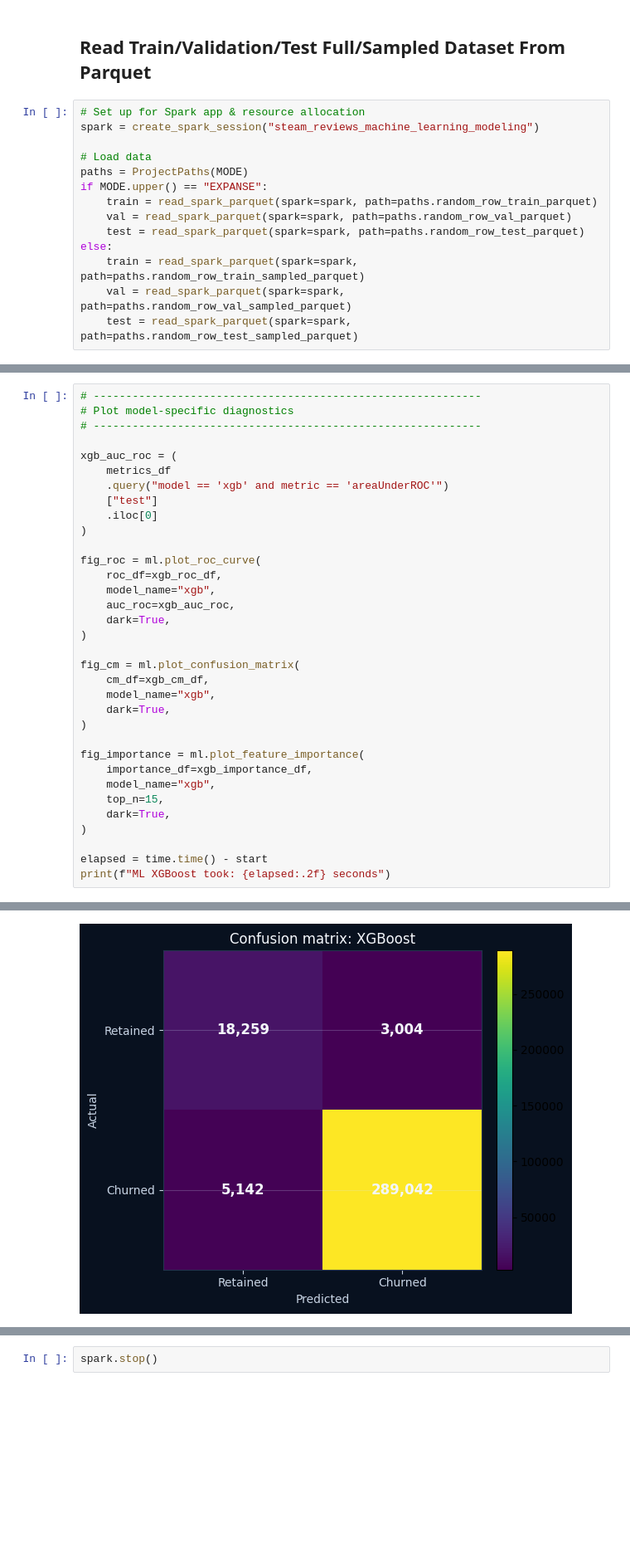
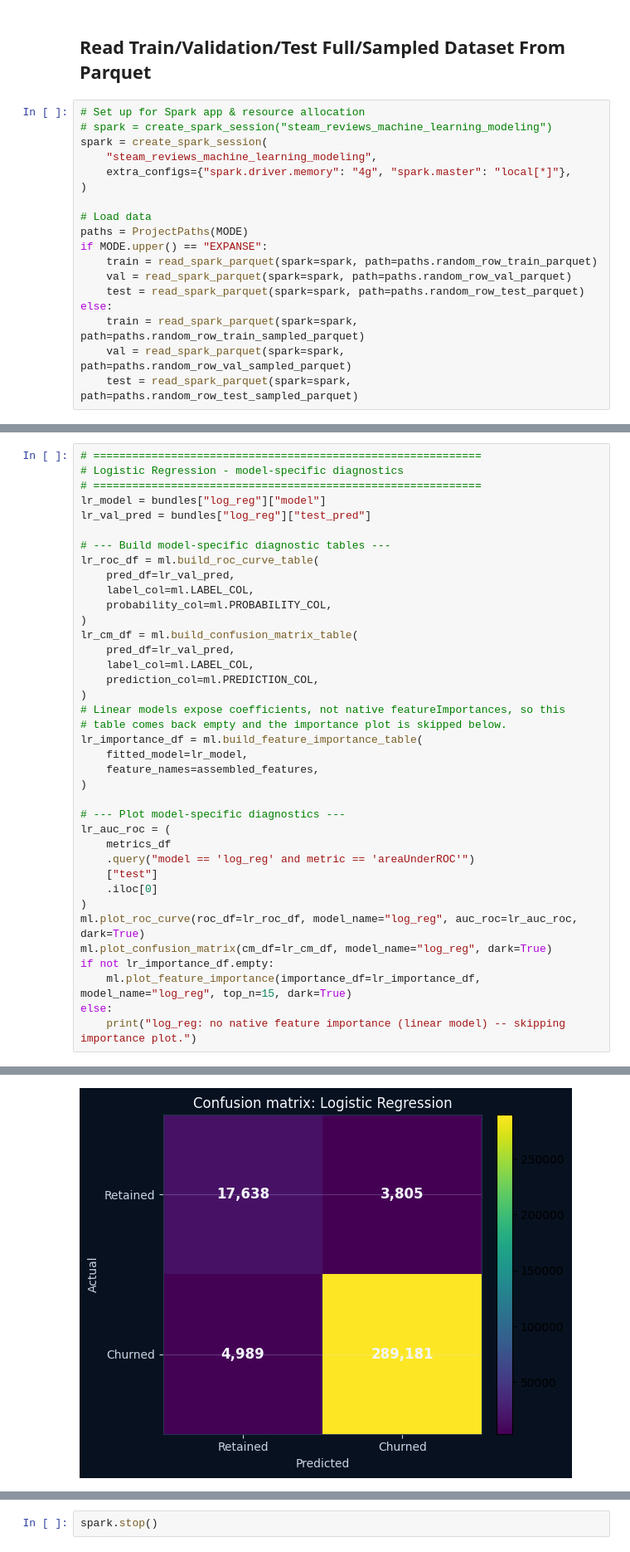
Before and after one commit to lngo916/DSC-288R-Capstone-Final-Project, a Jupyter notebook: notebooks/7_ML_modeling.ipynb, the cells around one changed output, grey strips where cells are left out. Shown at 83% size. Cells and saved outputs as stored; diff of their text form; blank space fills up the shorter version.

```diff
--- a/notebooks/7_ML_modeling.ipynb
+++ b/notebooks/7_ML_modeling.ipynb
@@ -47,7 +74,11 @@ import time
 ## Read Train/Validation/Test Full/Sampled Dataset From Parquet
 # %%
 # Set up for Spark app & resource allocation
-spark = create_spark_session("steam_reviews_machine_learning_modeling")
+# spark = create_spark_session("steam_reviews_machine_learning_modeling")
+spark = create_spark_session(
+    "steam_reviews_machine_learning_modeling",
+    extra_configs={"spark.driver.memory": "4g", "spark.master": "local[*]"},
+)
 
 # Load data
 paths = ProjectPaths(MODE)
@@ -348,35 +492,39 @@ xgb_importance_df = ml.build_feature_importance_table(
 # %%
-# ------------------------------------------------------------
-# Plot model-specific diagnostics
-# ------------------------------------------------------------
+# ============================================================
+# Logistic Regression - model-specific diagnostics
+# ============================================================
+lr_model = bundles["log_reg"]["model"]
+lr_val_pred = bundles["log_reg"]["test_pred"]
 
-xgb_auc_roc = (
+# --- Build model-specific diagnostic tables ---
+lr_roc_df = ml.build_roc_curve_table(
+    pred_df=lr_val_pred,
+    label_col=ml.LABEL_COL,
+    probability_col=ml.PROBABILITY_COL,
+)
+lr_cm_df = ml.build_confusion_matrix_table(
+    pred_df=lr_val_pred,
+    label_col=ml.LABEL_COL,
+    prediction_col=ml.PREDICTION_COL,
+)
+# Linear models expose coefficients, not native featureImportances, so this
+# table comes back empty and the importance plot is skipped below.
+lr_importance_df = ml.build_feature_importance_table(
+    fitted_model=lr_model,
+    feature_names=assembled_features,
+)
+
+# --- Plot model-specific diagnostics ---
+lr_auc_roc = (
     metrics_df
-    .query("model == 'xgb' and metric == 'areaUnderROC'")
+    .query("model == 'log_reg' and metric == 'areaUnderROC'")
     ["test"]
     .iloc[0]
 )
-
-fig_roc = ml.plot_roc_curve(
-    roc_df=xgb_roc_df,
-    model_name="xgb",
-    auc_roc=xgb_auc_roc,
-    dark=True,
-)
-
-fig_cm = ml.plot_confusion_matrix(
-    cm_df=xgb_cm_df,
-    model_name="xgb",
-    dark=True,
-)
-
-fig_importance = ml.plot_feature_importance(
-    importance_df=xgb_importance_df,
-    model_name="xgb",
-    top_n=15,
-    dark=True,
-)
-
-elapsed = time.time() - start
-print(f"ML XGBoost took: {elapsed:.2f} seconds")
+ml.plot_roc_curve(roc_df=lr_roc_df, model_name="log_reg", auc_roc=lr_auc_roc, dark=True)
+ml.plot_confusion_matrix(cm_df=lr_cm_df, model_name="log_reg", dark=True)
+if not lr_importance_df.empty:
+    ml.plot_feature_importance(importance_df=lr_importance_df, model_name="log_reg", top_n=15, dark=True)
+else:
+    print("log_reg: no native feature importance (linear model) -- skipping importance plot.")
 # %% [output]
@@ -384 +532 @@ print(f"ML XGBoost took: {elapsed:.2f} seconds")
-[figure, old version]
+[figure, new version]
```
Also changed, not shown: parts of 32 cells of this notebook, 8 other files.
